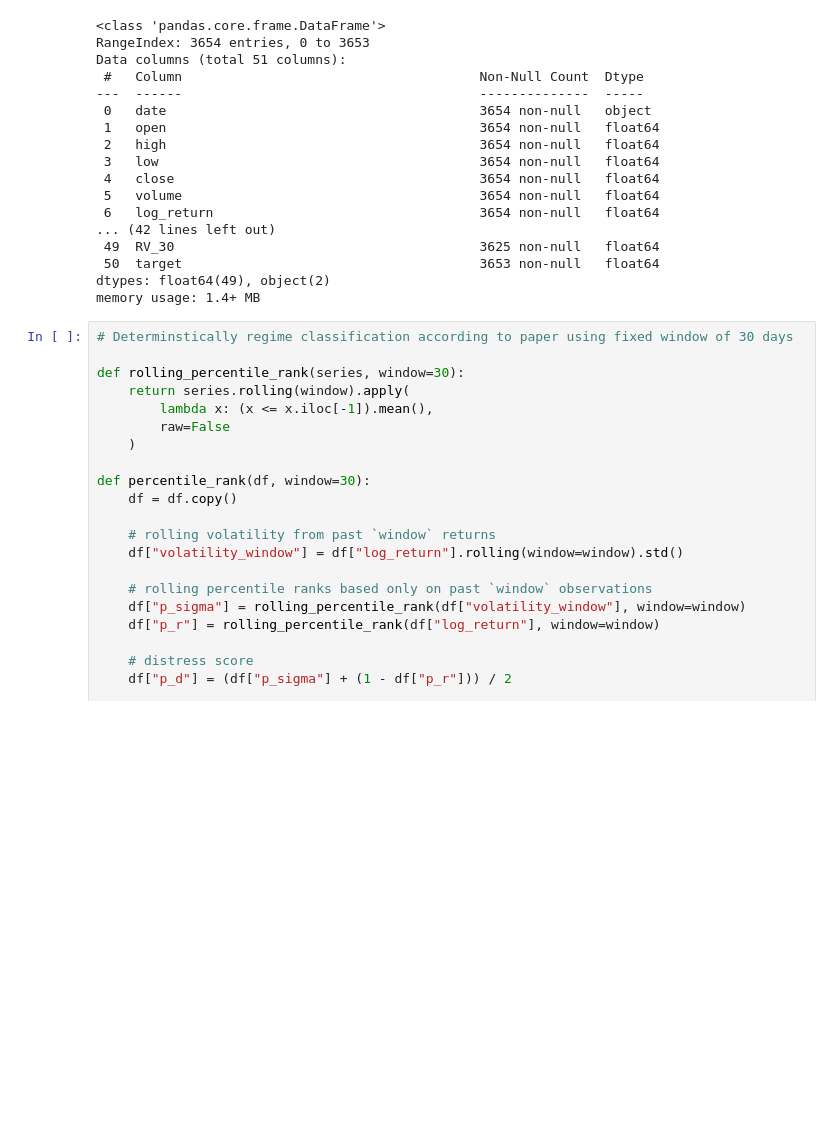
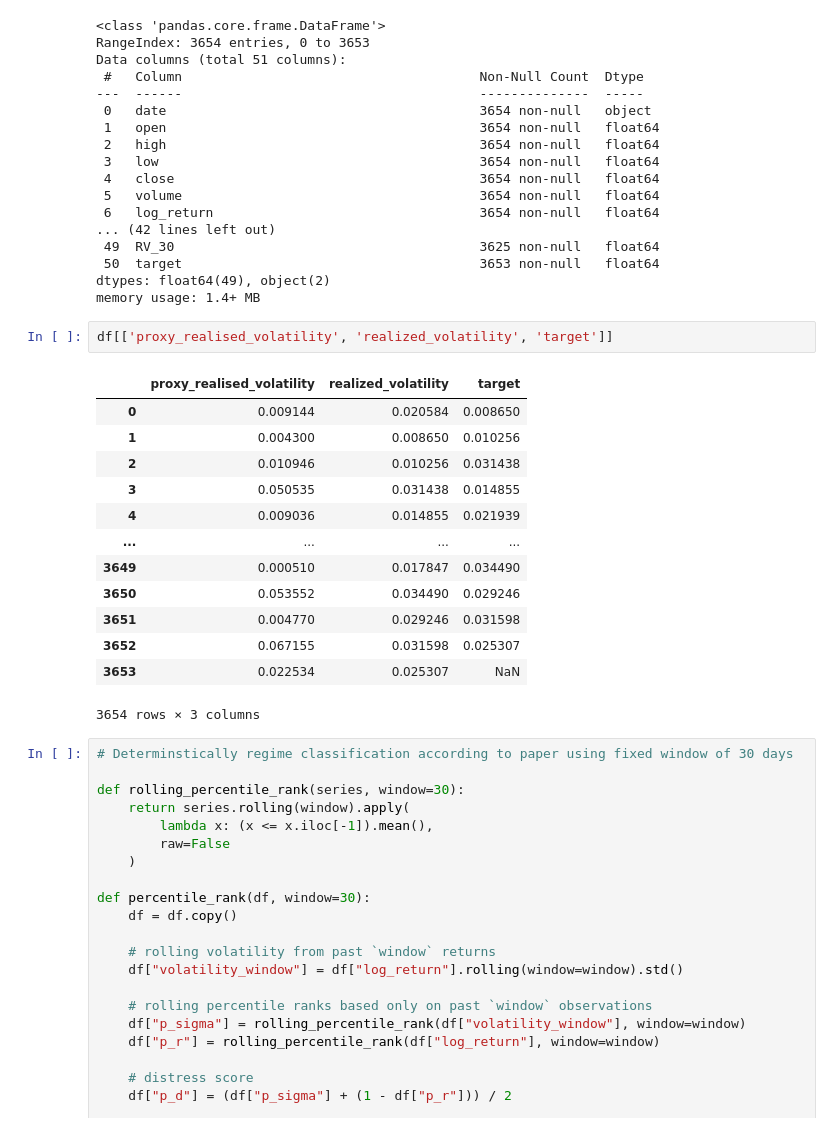
Before and after one commit to Therulow/DSE4211-GRP13, a Jupyter notebook: data/regime_classification_labelling.ipynb, the cells around one changed output. Cells and saved outputs as stored; diff of their text form; blank space fills up the shorter version.

```diff
--- a/data/regime_classification_labelling.ipynb
+++ b/data/regime_classification_labelling.ipynb
@@ -37,6 +37,22 @@ Data columns (total 51 columns):
  50  target                                      3653 non-null   float64
 dtypes: float64(49), object(2)
 memory usage: 1.4+ MB
+# %%
+df[['proxy_realised_volatility', 'realized_volatility', 'target']]
+# %% [output]
+|  | proxy_realised_volatility | realized_volatility | target |
+| 0 | 0.009144 | 0.020584 | 0.008650 |
+| 1 | 0.004300 | 0.008650 | 0.010256 |
+| 2 | 0.010946 | 0.010256 | 0.031438 |
+| 3 | 0.050535 | 0.031438 | 0.014855 |
+| 4 | 0.009036 | 0.014855 | 0.021939 |
+| ... | ... | ... | ... |
+| 3649 | 0.000510 | 0.017847 | 0.034490 |
+| 3650 | 0.053552 | 0.034490 | 0.029246 |
+| 3651 | 0.004770 | 0.029246 | 0.031598 |
+| 3652 | 0.067155 | 0.031598 | 0.025307 |
+| 3653 | 0.022534 | 0.025307 | NaN |
+3654 rows × 3 columns
 # %%
 # Determinstically regime classification according to paper using fixed window of 30 days
 
```
Also changed, not shown: 1 other file.
